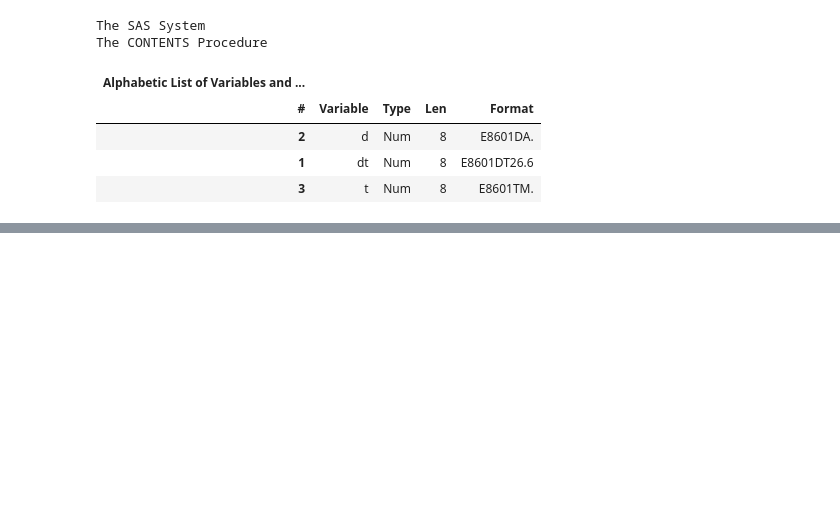
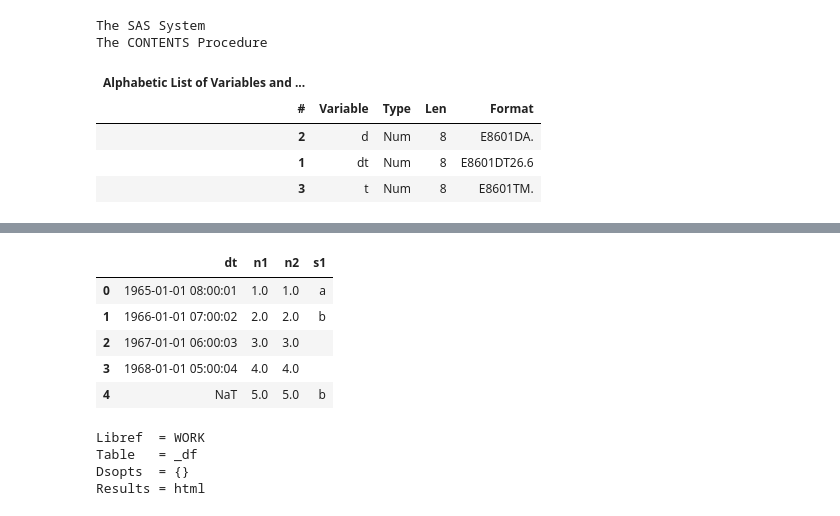
Before and after one commit to sassoftware/saspy-examples, a Jupyter notebook: Issue_examples/Issue279.ipynb, the cells around one changed output, grey strips where cells are left out. Drawn from its saved outputs; the diff is of its cells as text; code cells hidden in the pictures; blank space fills up the shorter version.

```diff
--- a/Issue_examples/Issue279.ipynb
+++ b/Issue_examples/Issue279.ipynb
@@ -353,0 +359,24 @@ The CONTENTS Procedure
+# %%
+rows = [[datetime.datetime(1965, 1, 1, 8, 0, 1), 1.0, 1.0, 'a'],
+        [datetime.datetime(1966, 1, 1, 7, 0, 2), 2.0, 2.0, 'b'],
+        [datetime.datetime(1967, 1, 1, 6, 0, 3), 3.0, 3.0, ' '],
+        [datetime.datetime(1968, 1, 1, 5, 0, 4), 4.0, 4.0,  ''],
+        [None, 5.0, 5.0, 'b'],
+       ]
+df = pd.DataFrame.from_records(rows, columns=['dt','n1','n2', 's1'])
+df
+# %% [output]
+|  | dt | n1 | n2 | s1 |
+| 0 | 1965-01-01 08:00:01 | 1.0 | 1.0 | a |
+| 1 | 1966-01-01 07:00:02 | 2.0 | 2.0 | b |
+| 2 | 1967-01-01 06:00:03 | 3.0 | 3.0 |  |
+| 3 | 1968-01-01 05:00:04 | 4.0 | 4.0 |  |
+| 4 | NaT | 5.0 | 5.0 | b |
+# %%
+sd = sas.df2sd(df)
+sd
+# %% [output]
+Libref  = WORK
+Table   = _df
+Dsopts  = {}
+Results = html
```
Also changed, not shown: parts of 25 cells of this notebook.
